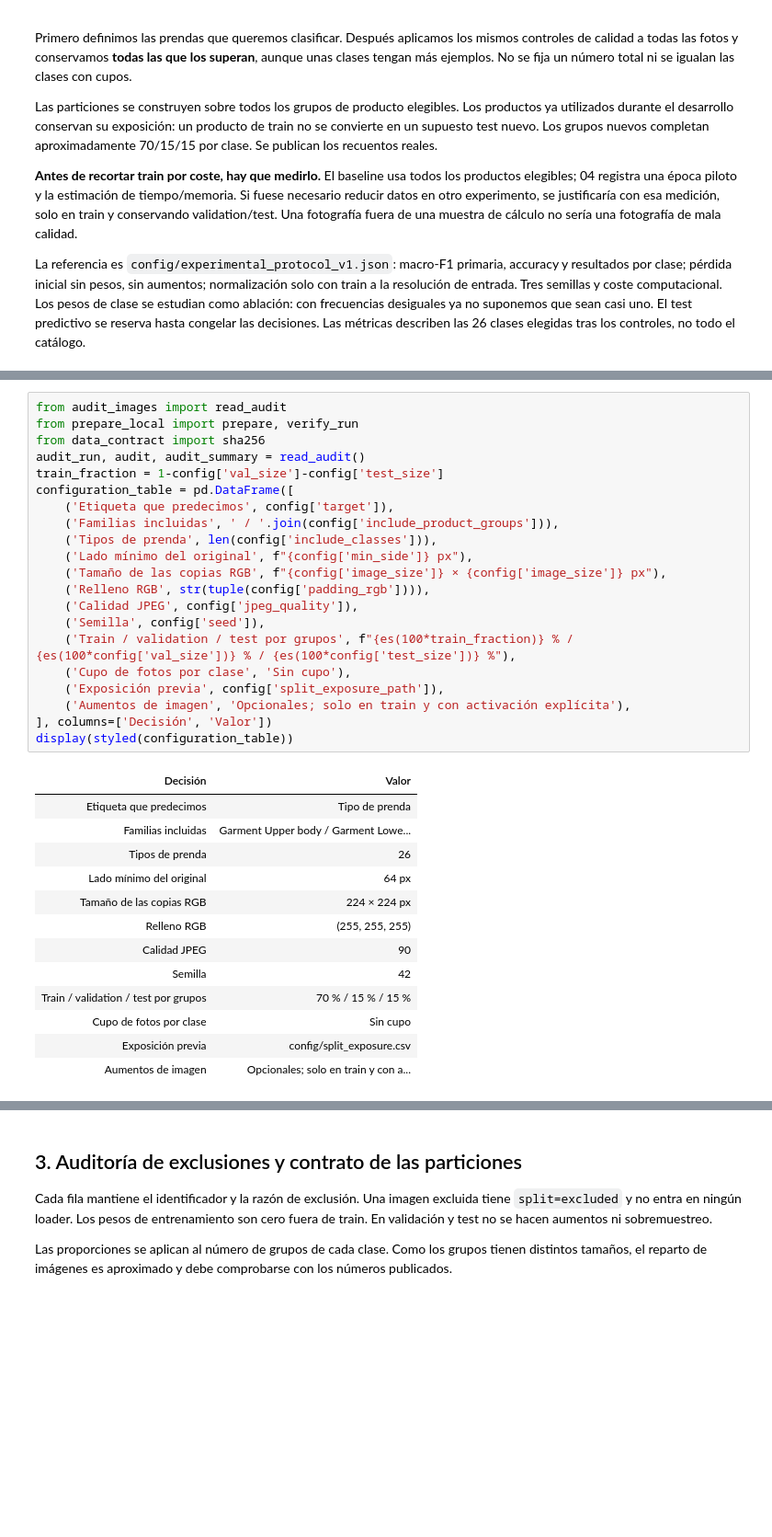
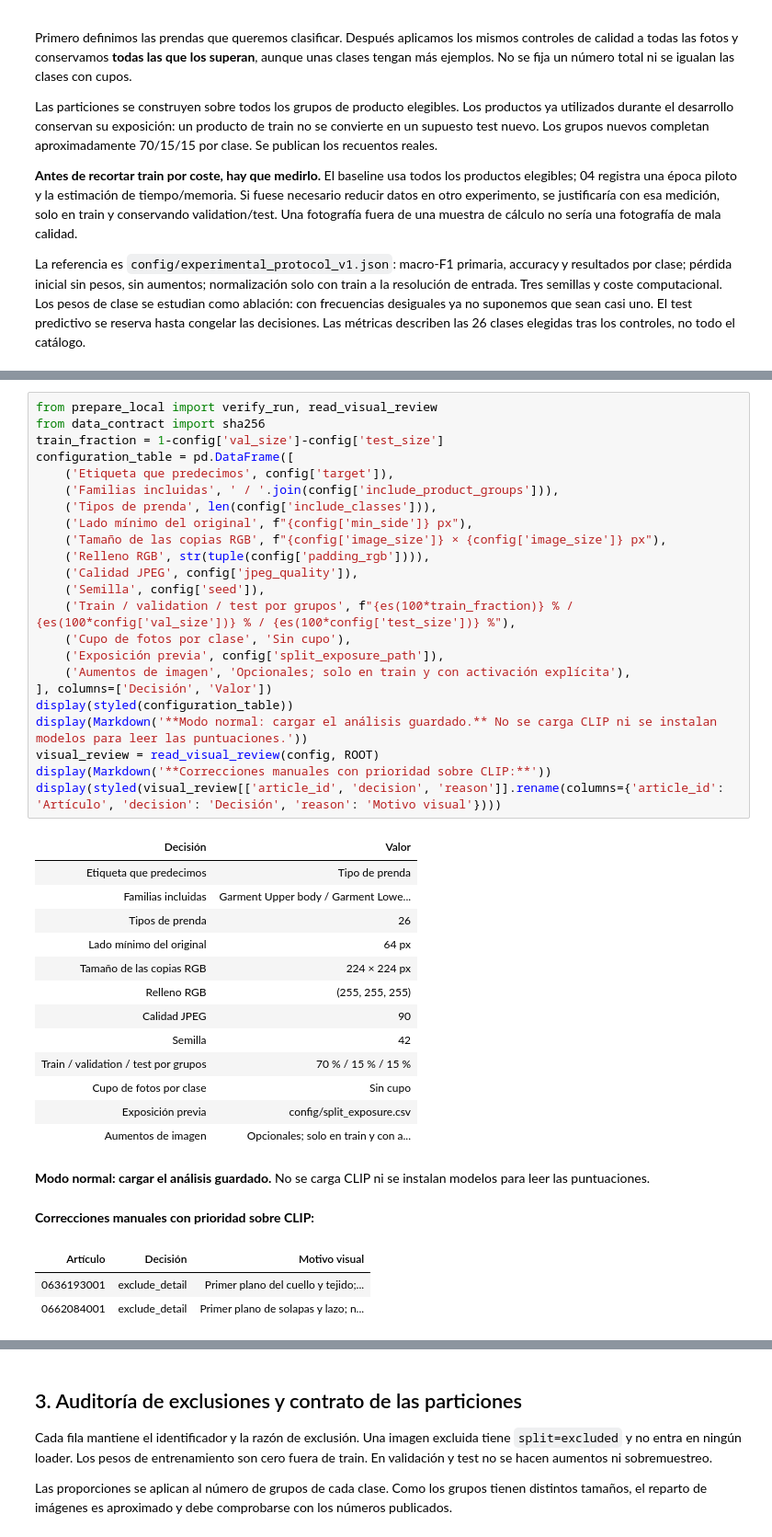
Before and after one commit to ML-ENI/fashion-vision-dl, a Jupyter notebook: notebooks/02_data_preparation.ipynb, the cells around one changed output, grey strips where cells are left out. Shown at 92% size. Drawn from its saved outputs; the diff is of its cells as text; blank space fills up the shorter version.

```diff
--- a/notebooks/02_data_preparation.ipynb
+++ b/notebooks/02_data_preparation.ipynb
@@ -47,40 +64,47 @@ display(Markdown(f"**Proyecto:** `{ROOT.name}` · **Python:** {platform.python_v
 # %% [output]
 **Proyecto:** `fashion-vision-dl` · **Python:** 3.12.2 · **Semilla:** 42
 # %%
-from audit_images import read_audit
-from prepare_local import prepare, verify_run
+from prepare_local import verify_run, read_visual_review
 from data_contract import sha256
-audit_run, audit, audit_summary = read_audit()
 train_fraction = 1-config['val_size']-config['test_size']
 configuration_table = pd.DataFrame([
     ('Etiqueta que predecimos', config['target']),
     ('Familias incluidas', ' / '.join(config['include_product_groups'])),
     ('Tipos de prenda', len(config['include_classes'])),
     ('Lado mínimo del original', f"{config['min_side']} px"),
     ('Tamaño de las copias RGB', f"{config['image_size']} × {config['image_size']} px"),
     ('Relleno RGB', str(tuple(config['padding_rgb']))),
     ('Calidad JPEG', config['jpeg_quality']),
     ('Semilla', config['seed']),
     ('Train / validation / test por grupos', f"{es(100*train_fraction)} % / {es(100*config['val_size'])} % / {es(100*config['test_size'])} %"),
     ('Cupo de fotos por clase', 'Sin cupo'),
     ('Exposición previa', config['split_exposure_path']),
     ('Aumentos de imagen', 'Opcionales; solo en train y con activación explícita'),
 ], columns=['Decisión', 'Valor'])
 display(styled(configuration_table))
+display(Markdown('**Modo normal: cargar el análisis guardado.** No se carga CLIP ni se instalan modelos para leer las puntuaciones.'))
+visual_review = read_visual_review(config, ROOT)
+display(Markdown('**Correcciones manuales con prioridad sobre CLIP:**'))
+display(styled(visual_review[['article_id', 'decision', 'reason']].rename(columns={'article_id': 'Artículo', 'decision': 'Decisión', 'reason': 'Motivo visual'})))
 # %% [output]
 | Decisión | Valor |
 | Etiqueta que predecimos | Tipo de prenda |
 | Familias incluidas | Garment Upper body / Garment Lowe... |
 | Tipos de prenda | 26 |
 | Lado mínimo del original | 64 px |
 | Tamaño de las copias RGB | 224 × 224 px |
 | Relleno RGB | (255, 255, 255) |
 | Calidad JPEG | 90 |
 | Semilla | 42 |
 | Train / validation / test por grupos | 70 % / 15 % / 15 % |
 | Cupo de fotos por clase | Sin cupo |
 | Exposición previa | config/split_exposure.csv |
 | Aumentos de imagen | Opcionales; solo en train y con a... |
+**Modo normal: cargar el análisis guardado.** No se carga CLIP ni se instalan modelos para leer las puntuaciones.
+**Correcciones manuales con prioridad sobre CLIP:**
+| Artículo | Decisión | Motivo visual |
+| 0636193001 | exclude_detail | Primer plano del cuello y tejido;... |
+| 0662084001 | exclude_detail | Primer plano de solapas y lazo; n... |
 # %% [markdown]
 ## 2. Crear o reutilizar la versión preparada
 
```
Also changed, not shown: parts of 24 cells of this notebook, 33 other files.
